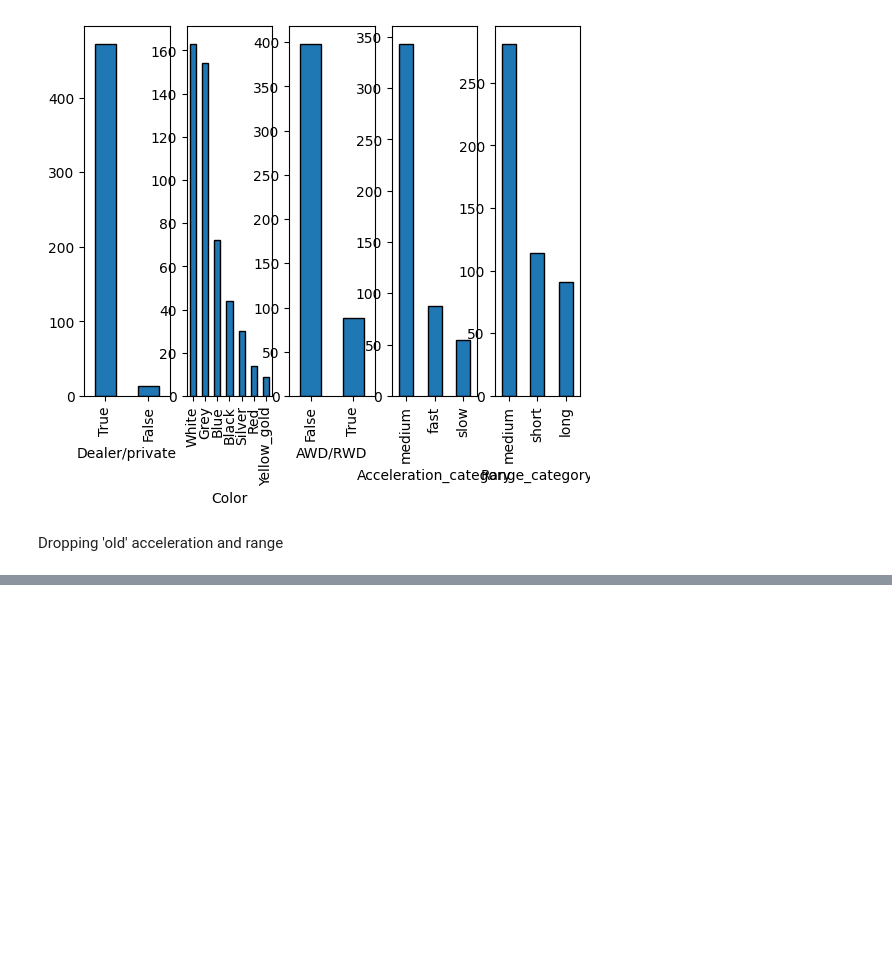
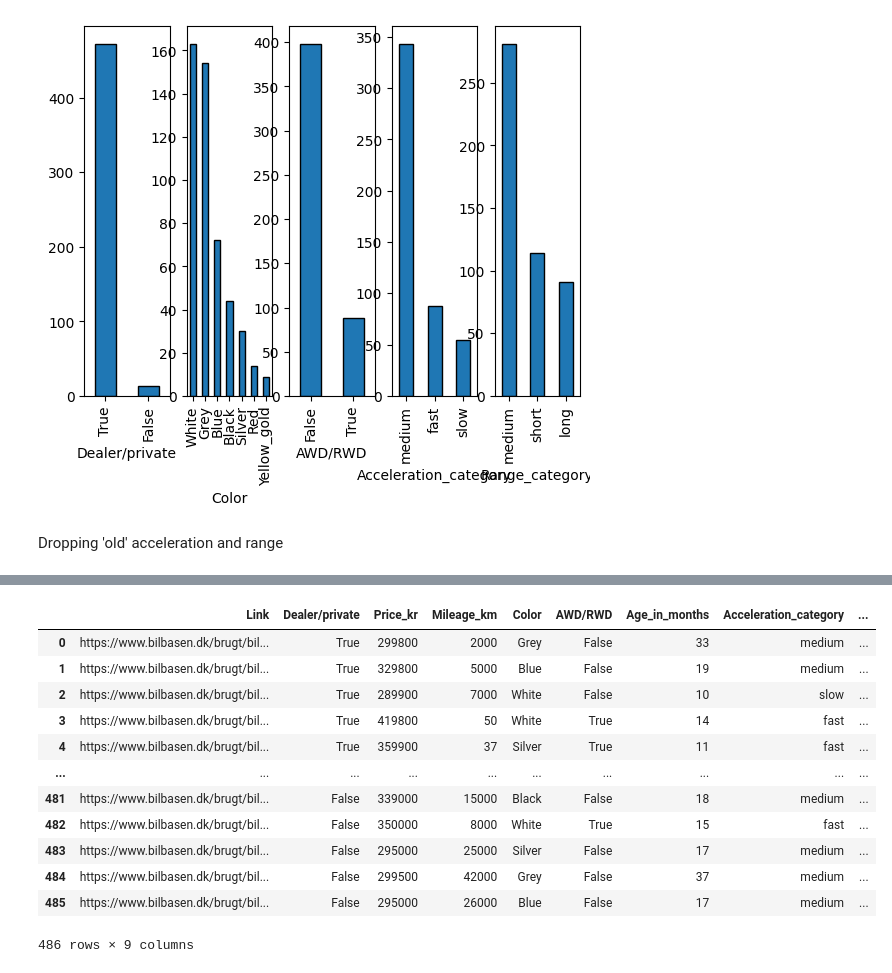
Before and after one commit to simo84g/BilbasenProject, a Jupyter notebook: scripts/eda/feature_engineering_ID_4.ipynb, the cells around one changed output, grey strips where cells are left out. Cells and saved outputs as stored; diff of their text form; code cells hidden in the pictures; blank space fills up the shorter version.

```diff
--- a/scripts/eda/feature_engineering_ID_4.ipynb
+++ b/scripts/eda/feature_engineering_ID_4.ipynb
@@ -296,0 +309,16 @@ df.to_csv('C:/Cand.merc.BI/2. Semester/Data Science Project/Project/BilbasenProj
+# %%
+df
+# %% [output]
+|  | Link | Dealer/private | Price_kr | Mileage_km | Color | AWD/RWD | Age_in_months | Acceleration_category | ... |
+| 0 | https://www.bilbasen.dk/brugt/bil... | True | 299800 | 2000 | Grey | False | 33 | medium | ... |
+| 1 | https://www.bilbasen.dk/brugt/bil... | True | 329800 | 5000 | Blue | False | 19 | medium | ... |
+| 2 | https://www.bilbasen.dk/brugt/bil... | True | 289900 | 7000 | White | False | 10 | slow | ... |
+| 3 | https://www.bilbasen.dk/brugt/bil... | True | 419800 | 50 | White | True | 14 | fast | ... |
+| 4 | https://www.bilbasen.dk/brugt/bil... | True | 359900 | 37 | Silver | True | 11 | fast | ... |
+| ... | ... | ... | ... | ... | ... | ... | ... | ... | ... |
+| 481 | https://www.bilbasen.dk/brugt/bil... | False | 339000 | 15000 | Black | False | 18 | medium | ... |
+| 482 | https://www.bilbasen.dk/brugt/bil... | False | 350000 | 8000 | White | True | 15 | fast | ... |
+| 483 | https://www.bilbasen.dk/brugt/bil... | False | 295000 | 25000 | Silver | False | 17 | medium | ... |
+| 484 | https://www.bilbasen.dk/brugt/bil... | False | 299500 | 42000 | Grey | False | 37 | medium | ... |
+| 485 | https://www.bilbasen.dk/brugt/bil... | False | 295000 | 26000 | Blue | False | 17 | medium | ... |
+486 rows × 9 columns
```
Also changed, not shown: parts of 10 cells of this notebook, 6 other files.
